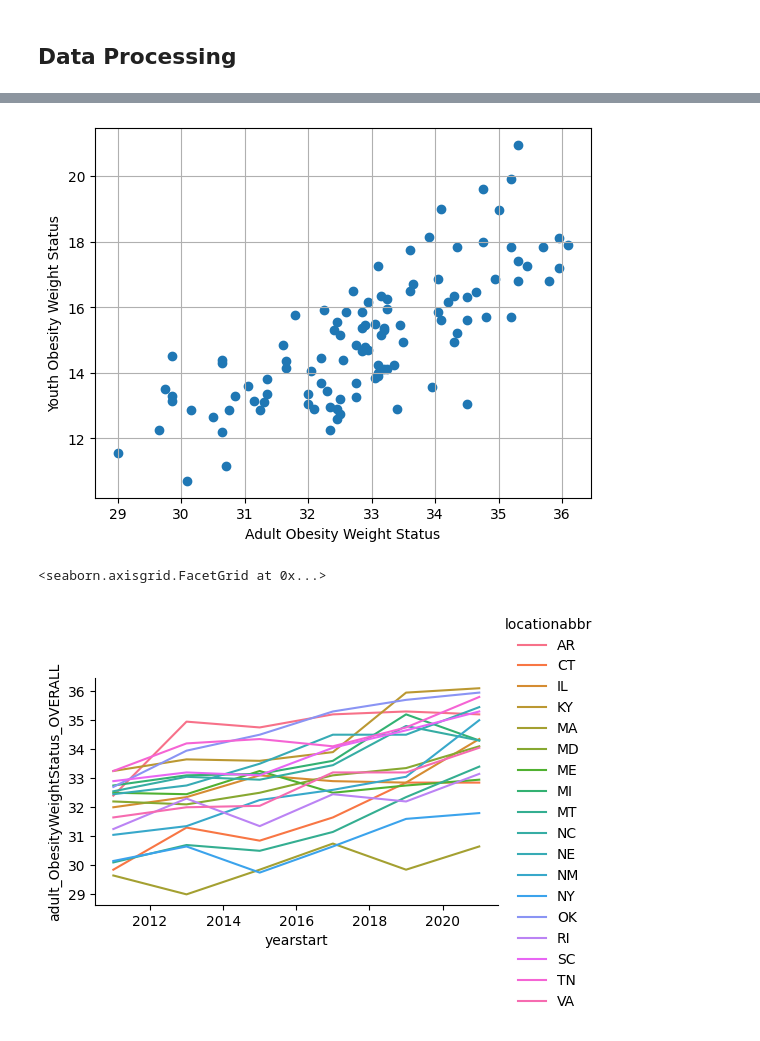
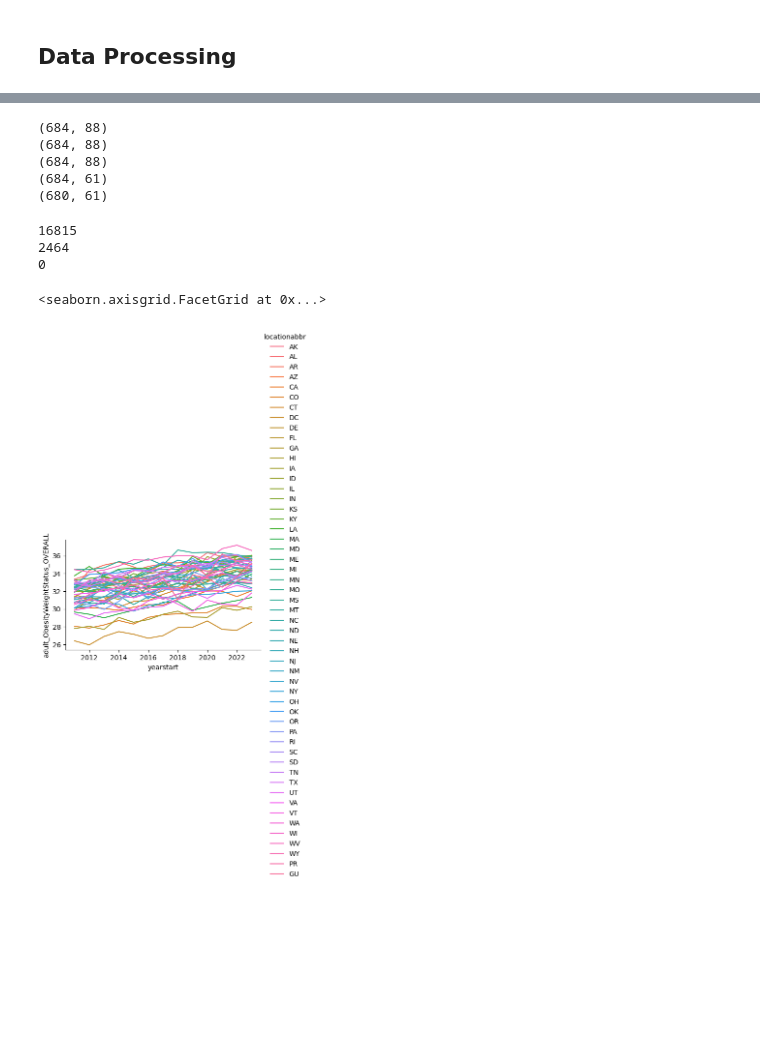
Before and after one commit to Daxton-Furniss/BMI6114-DL-Final-Project, a Jupyter notebook: 01_data_processing.ipynb, the cells around one changed output, grey strips where cells are left out. Cells and saved outputs as stored; diff of their text form; code cells hidden in the pictures; blank space fills up the shorter version.

Commit message:
Pivoting to just using the adult data

```diff
--- a/01_data_processing.ipynb
+++ b/01_data_processing.ipynb
@@ -42,7 +42,6 @@ else:
     print('Data already downloaded')
     #read in the data
     covid_rates_df = pd.read_csv(data_prefix + 'covid_rates.csv')
-    youth_df = pd.read_csv(data_prefix + 'youth_obesity.csv')
     adult_df = pd.read_csv(data_prefix + 'adult_obesity.csv')
 # %% [output]
 Data already downloaded
@@ -227,17 +90,54 @@ full_df_very_wide.shape
-# %%
-#plot a scatterplot of the adult obesity data and youth obesity data
-plt.scatter(full_df_very_wide['adult_ObesityWeightStatus_OVERALL'], full_df_very_wide['youth_ObesityWeightStatus_OVERALL'])
-plt.xlabel('Adult Obesity Weight Status')
-plt.ylabel('Youth Obesity Weight Status')
-plt.grid(True)
-plt.show()
-#plot a scatterplot of the adult obesity data over year colored by state
-fg = sns.FacetGrid(data=full_df_very_wide, hue='locationabbr', aspect=1.61)
-fg.map(plt.plot, 'yearstart', 'adult_ObesityWeightStatus_OVERALL').add_legend()
-# %% [output]
-[figure, removed]
-<seaborn.axisgrid.FacetGrid at 0x...>
-[figure, removed]
+# %%
+print(adult_df_very_wide.shape)
+#remove rows with nas in adult_ObesityWeightStatus_OVERALL
+adult_df_very_wide.dropna(subset=['adult_ObesityWeightStatus_OVERALL'], inplace=True)
+print(adult_df_very_wide.shape)
+#remove columns with all na
+adult_df_very_wide.dropna(axis=1, how='all', inplace=True)
+print(adult_df_very_wide.shape)
+#remove columns that are derived from the adult_ObesityWeightStatus_OVERALL column
+adult_obesity_cols = [col for col in adult_df_very_wide.columns if col.startswith('adult_ObesityWeightStatus') and col != 'adult_ObesityWeightStatus_OVERALL']
+adult_df_very_wide.drop(columns=adult_obesity_cols, inplace=True)
+print(adult_df_very_wide.shape)
+#remove locations with less than 7 data points (7 time points from 2011-2023)
+location_counts = adult_df_very_wide['locationabbr'].value_counts()
+locations_to_remove = location_counts[location_counts < 7].index.tolist()
+adult_df_very_wide = adult_df_very_wide[~adult_df_very_wide['locationabbr'].isin(locations_to_remove)]
+print(adult_df_very_wide.shape)
+# %% [output]
+(684, 88)
+(684, 88)
+(684, 88)
+(684, 61)
+(680, 61)
+# %%
+print(adult_df_very_wide.isna().sum().sum())
+#calculate column means grouped by location
+group_means = adult_df_very_wide.groupby('locationabbr').mean()
+#fill missing values with the mean of the column, matching locationabbr
+for location in group_means.index:
+    for col in group_means.columns:
+        #check if the location is in the dataframe
+        if location in adult_df_very_wide['locationabbr'].values:
+            #check if the column is in the dataframe
+            if col in adult_df_very_wide.columns:
+                #fill missing values with the mean of the column
+                adult_df_very_wide.loc[adult_df_very_wide['locationabbr'] == location, col] = adult_df_very_wide.loc[adult_df_very_wide['locationabbr'] == location, col].fillna(group_means.loc[location, col])
+print(adult_df_very_wide.isna().sum().sum())
+#impute the final missing values with the mean of the column except for the first 4 columns
+adult_df_very_wide.iloc[:, 4:] = adult_df_very_wide.iloc[:, 4:].fillna(adult_df_very_wide.iloc[:, 4:].mean())
+print(adult_df_very_wide.isna().sum().sum())
+# %% [output]
+16815
+2464
+0
+# %%
+#plot a scatterplot of the adult obesity data over year colored by state
+fg = sns.FacetGrid(data=adult_df_very_wide, hue='locationabbr', aspect=1.61)
+fg.map(plt.plot, 'yearstart', 'adult_ObesityWeightStatus_OVERALL').add_legend()
+# %% [output]
+<seaborn.axisgrid.FacetGrid at 0x...>
+[figure, added]
 # %%
 #if output folder doesn't exist, make it
 if not os.path.exists(output_prefix_01):
```
Also changed, not shown: parts of 7 cells of this notebook.
